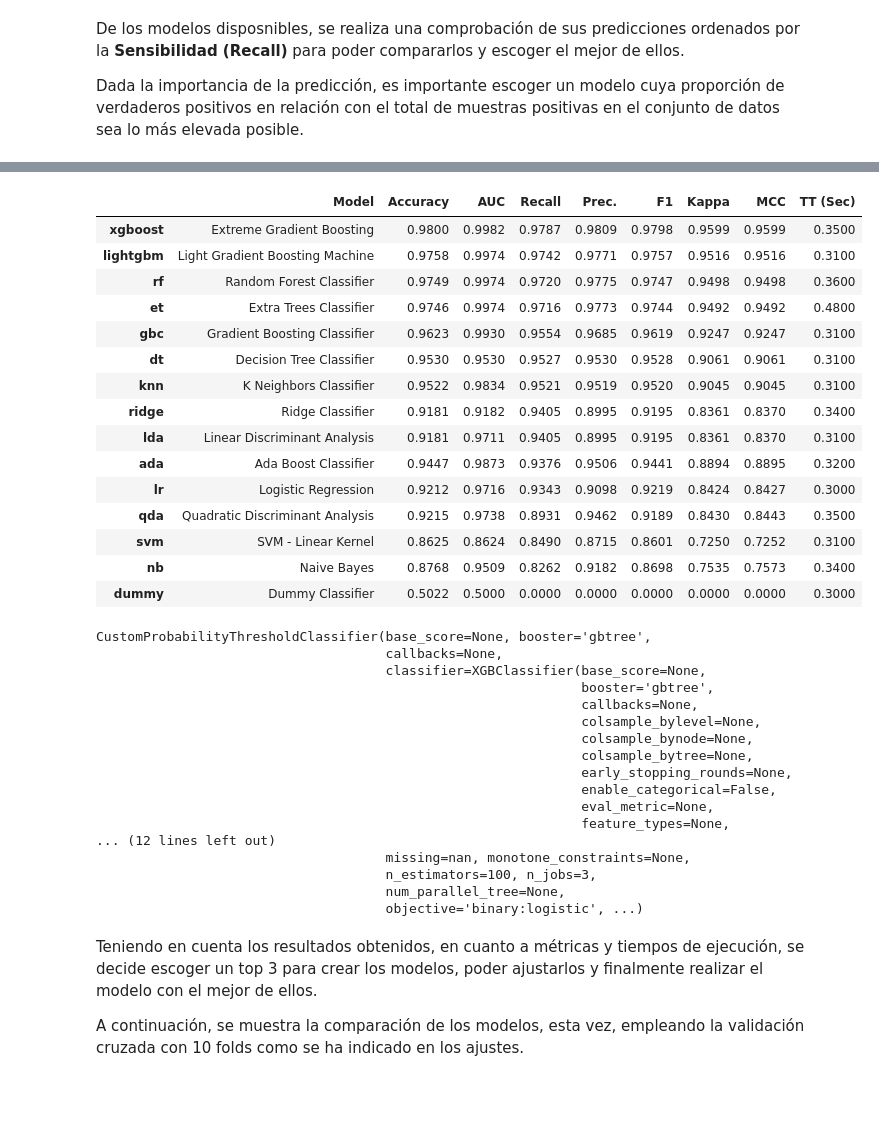
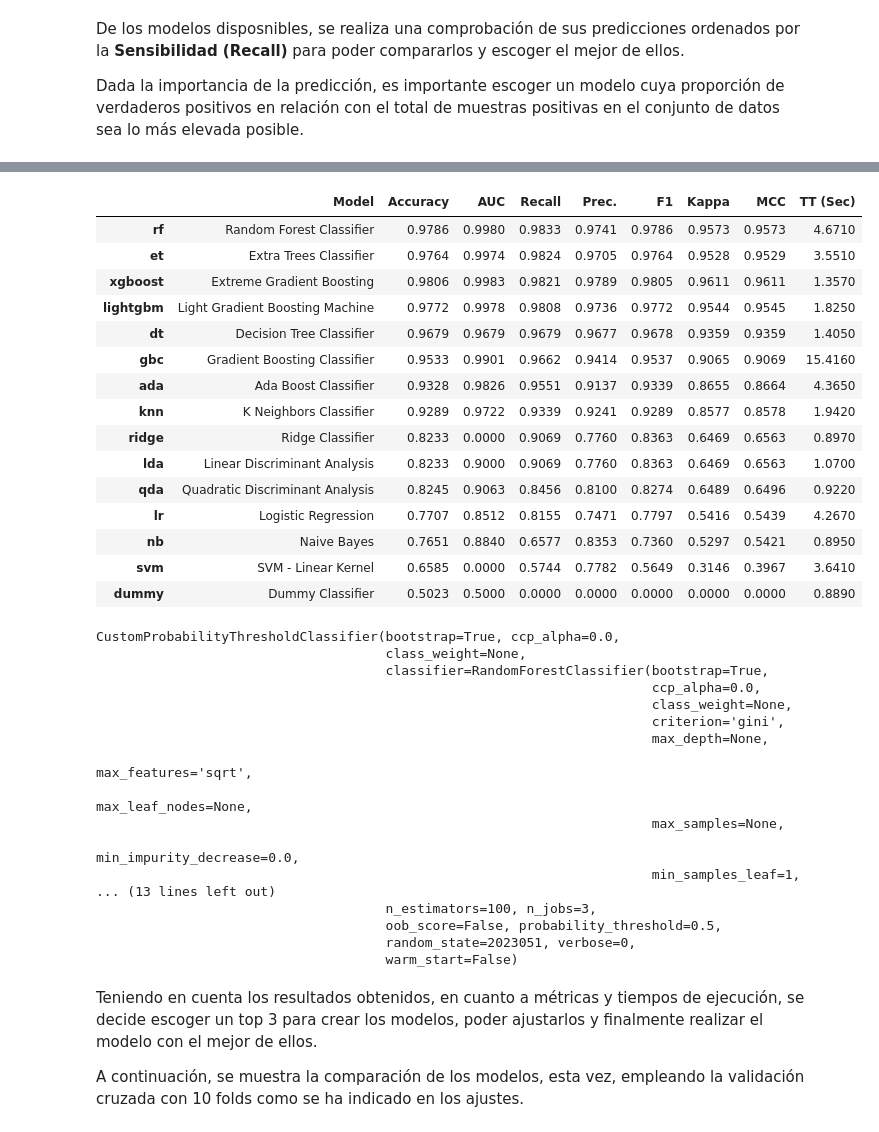
Before and after one commit to Vic-silo/TFM-EIP, a Jupyter notebook: ML-Models/PHA-crew_Jose.ipynb, the cells around one changed output, grey strips where cells are left out. Drawn from its saved outputs; the diff is of its cells as text; code cells hidden in the pictures; blank space fills up the shorter version.

```diff
--- a/ML-Models/PHA-crew_Jose.ipynb
+++ b/ML-Models/PHA-crew_Jose.ipynb
@@ -1546,42 +1581,42 @@ De los modelos disposnibles, se realiza una comprobación de sus predicciones or
 
 Dada la importancia de la predicción, es importante escoger un modelo cuya proporción de verdaderos positivos en relación con el total de muestras positivas en el conjunto de datos sea lo más elevada posible.
 # %%
-compare_models(cross_validation=False, include=test_models_id, probability_threshold=0.5, sort='Recall')
+compare_models(cross_validation=True, include=test_models_id, probability_threshold=0.5, sort='Recall')
 # %% [output]
 [interactive output not drawn]
 |  | Model | Accuracy | AUC | Recall | Prec. | F1 | Kappa | MCC | TT (Sec) |
-| xgboost | Extreme Gradient Boosting | 0.9800 | 0.9982 | 0.9787 | 0.9809 | 0.9798 | 0.9599 | 0.9599 | 0.3500 |
-| lightgbm | Light Gradient Boosting Machine | 0.9758 | 0.9974 | 0.9742 | 0.9771 | 0.9757 | 0.9516 | 0.9516 | 0.3100 |
-| rf | Random Forest Classifier | 0.9749 | 0.9974 | 0.9720 | 0.9775 | 0.9747 | 0.9498 | 0.9498 | 0.3600 |
-| et | Extra Trees Classifier | 0.9746 | 0.9974 | 0.9716 | 0.9773 | 0.9744 | 0.9492 | 0.9492 | 0.4800 |
-| gbc | Gradient Boosting Classifier | 0.9623 | 0.9930 | 0.9554 | 0.9685 | 0.9619 | 0.9247 | 0.9247 | 0.3100 |
-| dt | Decision Tree Classifier | 0.9530 | 0.9530 | 0.9527 | 0.9530 | 0.9528 | 0.9061 | 0.9061 | 0.3100 |
-| knn | K Neighbors Classifier | 0.9522 | 0.9834 | 0.9521 | 0.9519 | 0.9520 | 0.9045 | 0.9045 | 0.3100 |
-| ridge | Ridge Classifier | 0.9181 | 0.9182 | 0.9405 | 0.8995 | 0.9195 | 0.8361 | 0.8370 | 0.3400 |
-| lda | Linear Discriminant Analysis | 0.9181 | 0.9711 | 0.9405 | 0.8995 | 0.9195 | 0.8361 | 0.8370 | 0.3100 |
-| ada | Ada Boost Classifier | 0.9447 | 0.9873 | 0.9376 | 0.9506 | 0.9441 | 0.8894 | 0.8895 | 0.3200 |
-| lr | Logistic Regression | 0.9212 | 0.9716 | 0.9343 | 0.9098 | 0.9219 | 0.8424 | 0.8427 | 0.3000 |
-| qda | Quadratic Discriminant Analysis | 0.9215 | 0.9738 | 0.8931 | 0.9462 | 0.9189 | 0.8430 | 0.8443 | 0.3500 |
-| svm | SVM - Linear Kernel | 0.8625 | 0.8624 | 0.8490 | 0.8715 | 0.8601 | 0.7250 | 0.7252 | 0.3100 |
-| nb | Naive Bayes | 0.8768 | 0.9509 | 0.8262 | 0.9182 | 0.8698 | 0.7535 | 0.7573 | 0.3400 |
-| dummy | Dummy Classifier | 0.5022 | 0.5000 | 0.0000 | 0.0000 | 0.0000 | 0.0000 | 0.0000 | 0.3000 |
+| rf | Random Forest Classifier | 0.9786 | 0.9980 | 0.9833 | 0.9741 | 0.9786 | 0.9573 | 0.9573 | 4.6710 |
+| et | Extra Trees Classifier | 0.9764 | 0.9974 | 0.9824 | 0.9705 | 0.9764 | 0.9528 | 0.9529 | 3.5510 |
+| xgboost | Extreme Gradient Boosting | 0.9806 | 0.9983 | 0.9821 | 0.9789 | 0.9805 | 0.9611 | 0.9611 | 1.3570 |
+| lightgbm | Light Gradient Boosting Machine | 0.9772 | 0.9978 | 0.9808 | 0.9736 | 0.9772 | 0.9544 | 0.9545 | 1.8250 |
+| dt | Decision Tree Classifier | 0.9679 | 0.9679 | 0.9679 | 0.9677 | 0.9678 | 0.9359 | 0.9359 | 1.4050 |
+| gbc | Gradient Boosting Classifier | 0.9533 | 0.9901 | 0.9662 | 0.9414 | 0.9537 | 0.9065 | 0.9069 | 15.4160 |
+| ada | Ada Boost Classifier | 0.9328 | 0.9826 | 0.9551 | 0.9137 | 0.9339 | 0.8655 | 0.8664 | 4.3650 |
+| knn | K Neighbors Classifier | 0.9289 | 0.9722 | 0.9339 | 0.9241 | 0.9289 | 0.8577 | 0.8578 | 1.9420 |
+| ridge | Ridge Classifier | 0.8233 | 0.0000 | 0.9069 | 0.7760 | 0.8363 | 0.6469 | 0.6563 | 0.8970 |
+| lda | Linear Discriminant Analysis | 0.8233 | 0.9000 | 0.9069 | 0.7760 | 0.8363 | 0.6469 | 0.6563 | 1.0700 |
+| qda | Quadratic Discriminant Analysis | 0.8245 | 0.9063 | 0.8456 | 0.8100 | 0.8274 | 0.6489 | 0.6496 | 0.9220 |
+| lr | Logistic Regression | 0.7707 | 0.8512 | 0.8155 | 0.7471 | 0.7797 | 0.5416 | 0.5439 | 4.2670 |
+| nb | Naive Bayes | 0.7651 | 0.8840 | 0.6577 | 0.8353 | 0.7360 | 0.5297 | 0.5421 | 0.8950 |
+| svm | SVM - Linear Kernel | 0.6585 | 0.0000 | 0.5744 | 0.7782 | 0.5649 | 0.3146 | 0.3967 | 3.6410 |
+| dummy | Dummy Classifier | 0.5023 | 0.5000 | 0.0000 | 0.0000 | 0.0000 | 0.0000 | 0.0000 | 0.8890 |
-CustomProbabilityThresholdClassifier(base_score=None, booster='gbtree',
-                                     callbacks=None,
-                                     classifier=XGBClassifier(base_score=None,
-                                                              booster='gbtree',
-                                                              callbacks=None,
-                                                              colsample_bylevel=None,
-                                                              colsample_bynode=None,
-                                                              colsample_bytree=None,
-                                                              early_stopping_rounds=None,
-                                                              enable_categorical=False,
-                                                              eval_metric=None,
-                                                              feature_types=None,
-... (12 lines left out)
-                                     missing=nan, monotone_constraints=None,
+CustomProbabilityThresholdClassifier(bootstrap=True, ccp_alpha=0.0,
+                                     class_weight=None,
+                                     classifier=RandomForestClassifier(bootstrap=True,
+                                                                       ccp_alpha=0.0,
+                                                                       class_weight=None,
+                                                                       criterion='gini',
+                                                                       max_depth=None,
+                                                                       max_features='sqrt',
+                                                                       max_leaf_nodes=None,
+                                                                       max_samples=None,
+                                                                       min_impurity_decrease=0.0,
+                                                                       min_samples_leaf=1,
+... (13 lines left out)
                                      n_estimators=100, n_jobs=3,
-                                     num_parallel_tree=None,
-                                     objective='binary:logistic', ...)
+                                     oob_score=False, probability_threshold=0.5,
+                                     random_state=2023051, verbose=0,
+                                     warm_start=False)
 # %% [markdown]
 Teniendo en cuenta los resultados obtenidos, en cuanto a métricas y tiempos de ejecución, se decide escoger un top 3 para crear los modelos, poder ajustarlos y finalmente realizar el modelo con el mejor de ellos.
 
```
Also changed, not shown: parts of 59 cells of this notebook, 7 other files.
